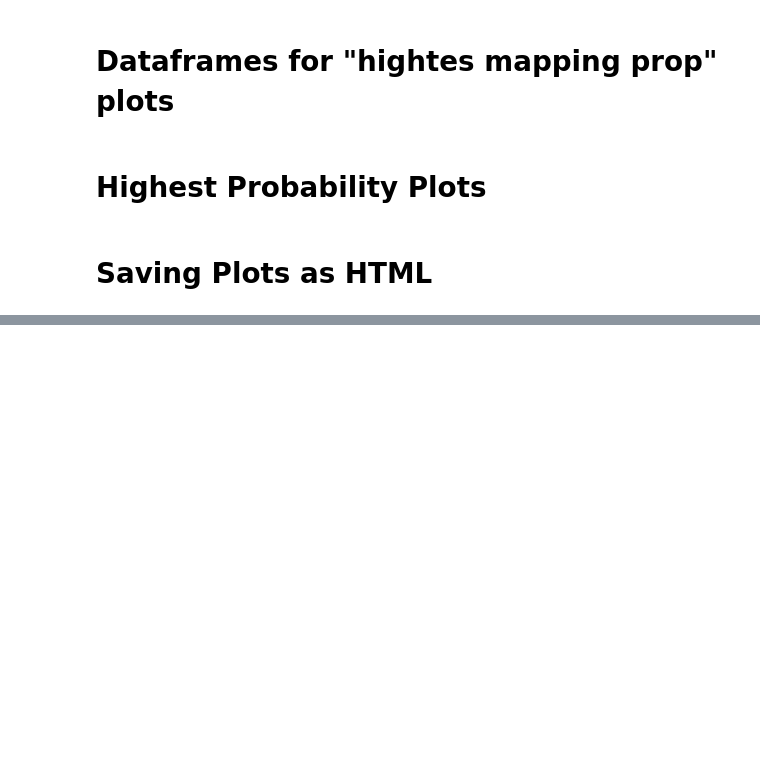
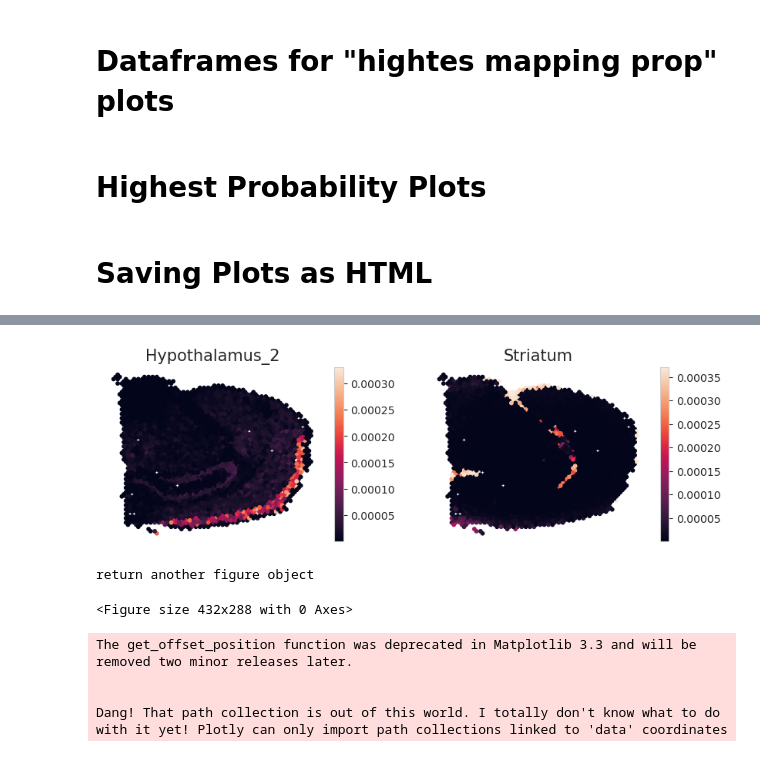
Before and after one commit to vfschumann/novosparc, a Jupyter notebook: Vic/development/metadata_transfer_codeSeparation.ipynb, the cells around one changed output, grey strips where cells are left out. Saved outputs shown, nothing was run; the diff lists cells and outputs as text; code cells hidden in the pictures; blank space fills up the shorter version.

Commit message:
done with checking functions - should be functional, no checks yet

```diff
--- a/Vic/development/metadata_transfer_codeSeparation.ipynb
+++ b/Vic/development/metadata_transfer_codeSeparation.ipynb
@@ -234,0 +356,56 @@ def save_plots_to_html(list_of_plots, full_html=False, include_plotlyjs='cdn'):
+# %%
+import matplotlib.pyplot as plt
+def embedding(dataset, color, title=None, colorbarlabel = 'probability or UMI count', size_x=None, size_y=None,
+              pt_size=10, tit_size=15, dpi=100):
+    """
+    Plots fields (color) of Scanpy AnnData object on spatial coordinates
+    dataset -- Scanpy AnnData with 'spatial' matrix in obsm containing the spatial coordinates of the tissue
+    color -- a list of fields - gene names or columns from obs to use for color
+    """
+
+    # set plotting frame with number and size of plots
+    title = color if title is None else title
+    ncolor = len(color)
+    per_row = 3 # Fixme: why is this hardcoded anyway? make it dynamic pls
+    per_row = ncolor if ncolor < per_row else per_row
+    nrows = int(np.ceil(ncolor / per_row))
+    size_x = 5 * per_row if size_x is None else size_x # Fixme: this breaks when plotting multiple plots
+    size_y = 3 * nrows if size_y is None else size_y # Fixme: see above
+    fig, axs = plt.subplots(nrows, per_row, figsize=(size_x, size_y), dpi=dpi)
+    xy = dataset.obsm['spatial']
+    x = xy[:, 0]
+    y = xy[:, 1] if xy.shape[1] > 1 else np.ones_like(x)
+    axs = axs.flatten() if type(axs) == np.ndarray else [axs]
+    for ax in axs:
+        ax.axis('off')
+
+    # plot mapped expression values per gene
+    for i, g in enumerate(color):
+        if g in dataset.var_names:
+            values = dataset[:, g].X
+        elif g in dataset.obs.columns:
+            values = dataset.obs[g]
+        else:
+            continue
+        im = axs[i].scatter(x, y, c=np.array(values), s=pt_size)
+        axs[i].set_title(title[i], size=tit_size)
+        fig.colorbar(im, ax=axs[i])
+
+    plt.show()
+    plt.tight_layout()
+    # fixme: Why doesn't this return anything? You can't do anything with a function like that...cm on....
+    print("return another figure object")
+    return fig
+# %%
+plot3_mpl = embedding(dataset_to_plot, pl_genes)
+# %% [output]
+[figure, added]
+return another figure object
+<Figure size 432x288 with 0 Axes>
+# %%
+plot3 = tls.mpl_to_plotly(plot3_mpl)
+# %% [output]
+The get_offset_position function was deprecated in Matplotlib 3.3 and will be removed two minor releases later.
+
+
+Dang! That path collection is out of this world. I totally don't know what to do with it yet! Plotly can only import path collections linked to 'data' coordinates
```
Also changed, not shown: parts of 22 cells of this notebook.
